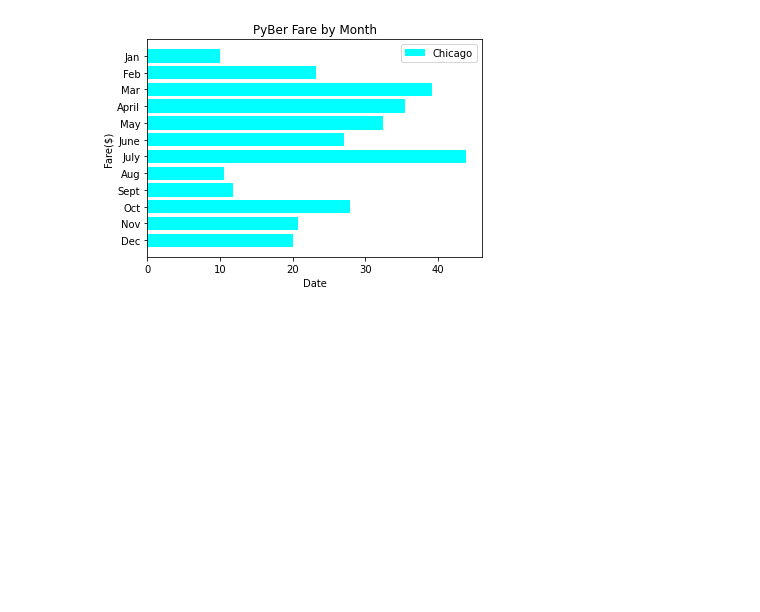
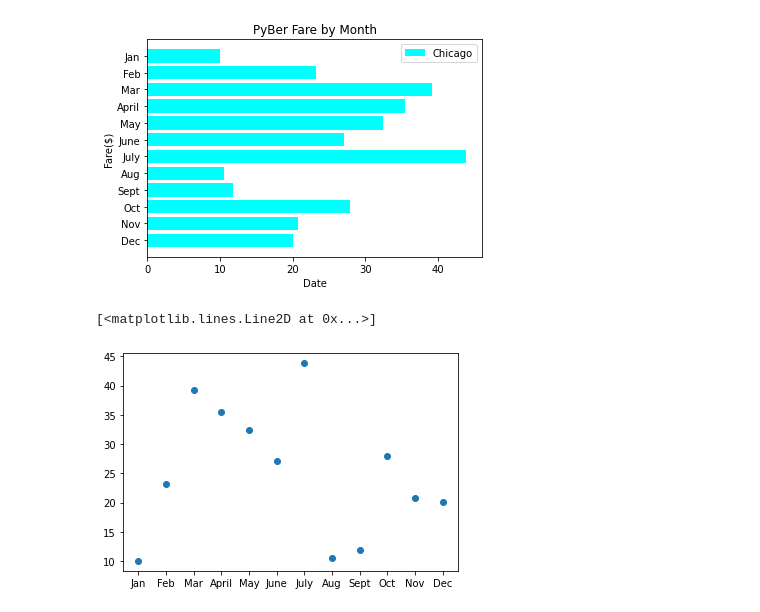
Before and after one commit to mattnelson-code/PyBer_Analysis, a Jupyter notebook: matplotlib_practice.ipynb, the cells around one changed output. Saved outputs shown, nothing was run; the diff lists cells and outputs as text; code cells hidden in the pictures; blank space fills up the shorter version.

Commit message:
Scatter plots and pie charts

```diff
--- a/matplotlib_practice.ipynb
+++ b/matplotlib_practice.ipynb
@@ -160,3 +160,9 @@ ax.legend()
 # %% [output]
 <matplotlib.legend.Legend at 0x...>
 [figure]
+# %%
+# Create the plot
+plt.plot(x_axis, y_axis, 'o')
+# %% [output]
+[<matplotlib.lines.Line2D at 0x...>]
+[figure, added]
```
Also changed, not shown: parts of 12 cells of this notebook.
